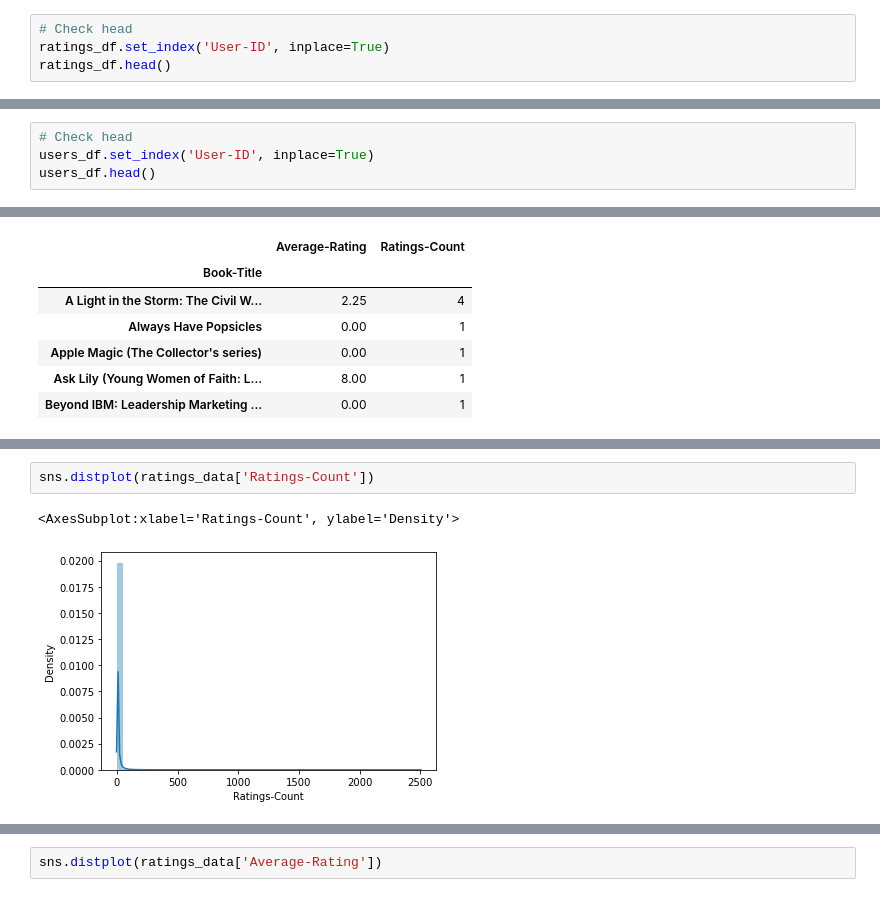
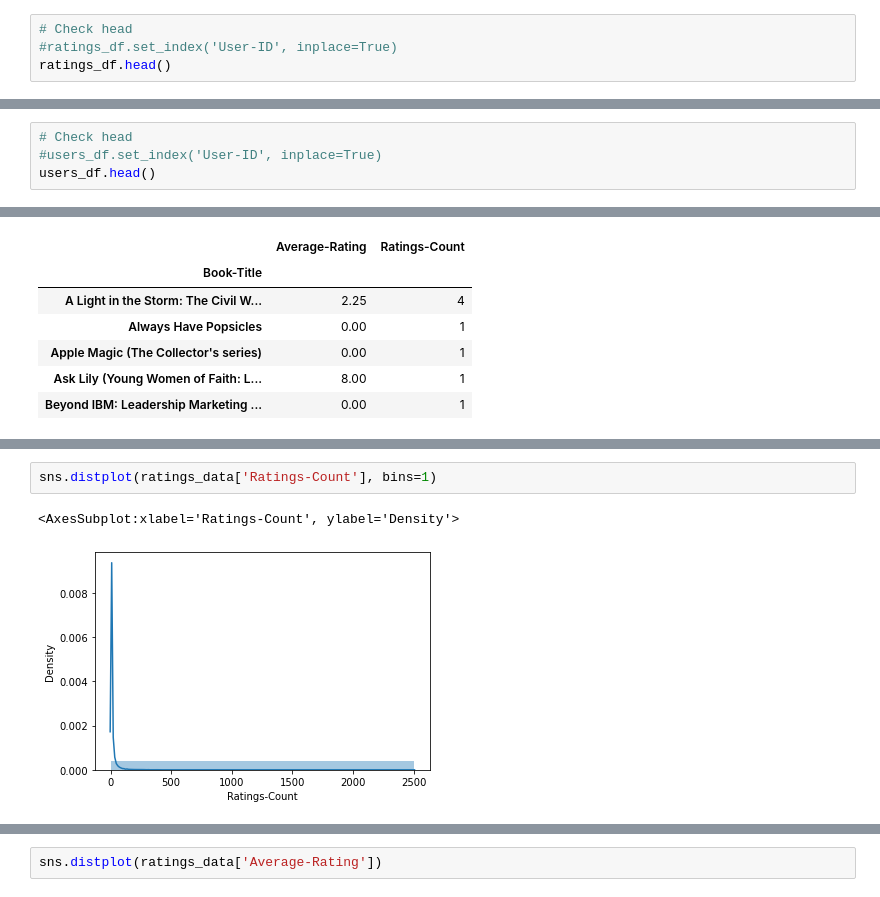
Before and after one commit to tyedem/Books-Recommendation-System, a Jupyter notebook: recommendations.ipynb, the cells around one changed output, grey strips where cells are left out. Cells and saved outputs as stored; diff of their text form.

```diff
--- a/recommendations.ipynb
+++ b/recommendations.ipynb
@@ -20,6 +20,6 @@ ratings_df = pd.read_csv(ratings_path, sep=';', on_bad_lines='warn', encoding='l
 users_df = pd.read_csv(users_path, index_col=0)
 # %%
 # Check head
-ratings_df.set_index('User-ID', inplace=True)
+#ratings_df.set_index('User-ID', inplace=True)
 ratings_df.head()
 # %% [output]
@@ -43,6 +42,6 @@ books_df.head()
 | 4 | 0393045218 | The Mummies of Urumchi | E. J. W. Barber | 1999 | W. W. Norton &amp; Company |
 # %%
 # Check head
-users_df.set_index('User-ID', inplace=True)
+#users_df.set_index('User-ID', inplace=True)
 users_df.head()
 # %% [output]
@@ -161,5 +163,5 @@ ratings_data.head()
 # %%
-sns.distplot(ratings_data['Ratings-Count'])
+sns.distplot(ratings_data['Ratings-Count'], bins=1)
 # %% [output]
 <AxesSubplot:xlabel='Ratings-Count', ylabel='Density'>
-[figure, old version]
+[figure, new version]
```
Also changed, not shown: parts of 13 cells of this notebook, 2 other files.
